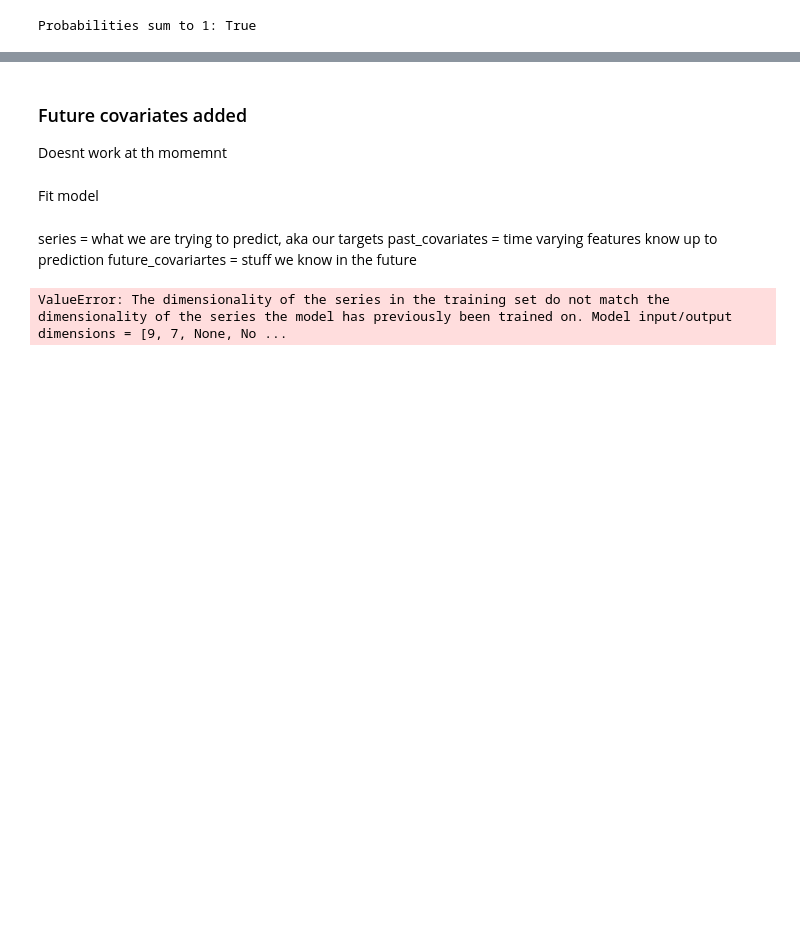
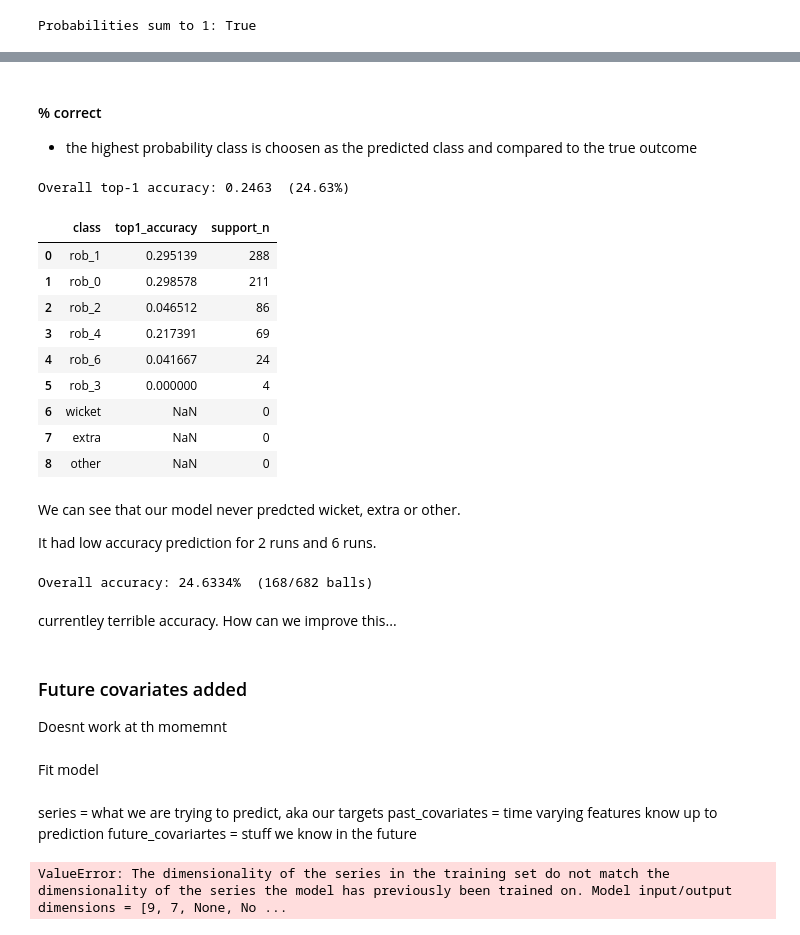
Before and after one commit to GBaugniet/cricketmodel, a Jupyter notebook: Cricket_Prediction_Model (4).ipynb, the cells around one changed output, grey strips where cells are left out. Saved outputs shown, nothing was run; the diff lists cells and outputs as text; code cells hidden in the pictures; blank space fills up the shorter version.

Commit message:
Rolling prediction added - only 24% accuracy...

```diff
--- a/Cricket_Prediction_Model (4).ipynb
+++ b/Cricket_Prediction_Model (4).ipynb
@@ -1067,3 +1194,72 @@ Probabilities sum to 1: True
+# %% [markdown]
+#### % correct
+- the highest probability class is choosen as the predicted class and compared to the true outcome
+# %%
+# So we have our ball by ball prediction a a df
+# now i want to calculate accuracy byt choosing top predicted class and comparing to the true class
+
+# Extract matrices: shape = (num_predicted_balls, 9).
+# pred_mat holds probabilities; true_mat holds one-hot truth.
+pred_mat = val_eval_df[[f"pred_{c}" for c in TARGET_COLS]].to_numpy()
+true_mat = val_eval_df[[f"true_{c}" for c in TARGET_COLS]].to_numpy()
+
+# Argmax per row
+y_pred = pred_mat.argmax(axis=1) # finds the target with the highest predicted probability for each ball (if there is a tie, it will return the first one)
+y_true = true_mat.argmax(axis=1) # finds the true class index for each ball (1.0 is the true class, 0.0 is not)
+
+# Overall top-1 accuracy = fraction of balls where the top predicted class equals the true class
+overall_acc = float((y_pred == y_true).mean())
+print(f"Overall top-1 accuracy: {overall_acc:.4f}  ({overall_acc*100:.2f}%)")
+
+# Per-class accuracy = how often the model predicted class k when the true class was k.
+records = []
+for k, cls in enumerate(TARGET_COLS):
+    mask = (y_true == k)
+    support_n = int(mask.sum())                      # number of balls whose true class == k
+    acc_k = float((y_pred[mask] == k).mean()) if support_n > 0 else np.nan
+    records.append({"class": cls, "top1_accuracy": acc_k, "support_n": support_n})
+
+# summary table, sorted by how many examples each class has
+summary_df = (
+    pd.DataFrame(records)
+      .sort_values("support_n", ascending=False)
+      .reset_index(drop=True)
+)
+
+summary_df
+# %% [output]
+Overall top-1 accuracy: 0.2463  (24.63%)
+|  | class | top1_accuracy | support_n |
+| 0 | rob_1 | 0.295139 | 288 |
+| 1 | rob_0 | 0.298578 | 211 |
+| 2 | rob_2 | 0.046512 | 86 |
+| 3 | rob_4 | 0.217391 | 69 |
+| 4 | rob_6 | 0.041667 | 24 |
+| 5 | rob_3 | 0.000000 | 4 |
+| 6 | wicket | NaN | 0 |
+| 7 | extra | NaN | 0 |
+| 8 | other | NaN | 0 |
+# %% [markdown]
+We can see that our model never predcted wicket, extra or other.
+
+It had low accuracy prediction for 2 runs and 6 runs.
+# %%
+# Overall % correct (top-1 accuracy)
+pred_mat = val_eval_df[[f"pred_{c}" for c in target_cols]].to_numpy()
+true_mat = val_eval_df[[f"true_{c}" for c in target_cols]].to_numpy()
+
+y_pred = pred_mat.argmax(axis=1)   # predicted class index per ball
+y_true = true_mat.argmax(axis=1)   # true class index per ball
+
+correct = (y_pred == y_true).sum()
+total   = y_true.size
+acc     = correct / total
+
+print(f"Overall accuracy: {acc:.4%}  ({correct}/{total} balls)")
+# %% [output]
+Overall accuracy: 24.6334%  (168/682 balls)
+# %% [markdown]
+currentley terrible accuracy. How can we improve this...
 # %% [markdown]
 ### Future covariates added
 Doesnt work at th momemnt
```
Also changed, not shown: parts of 15 cells of this notebook, 1 other file.
